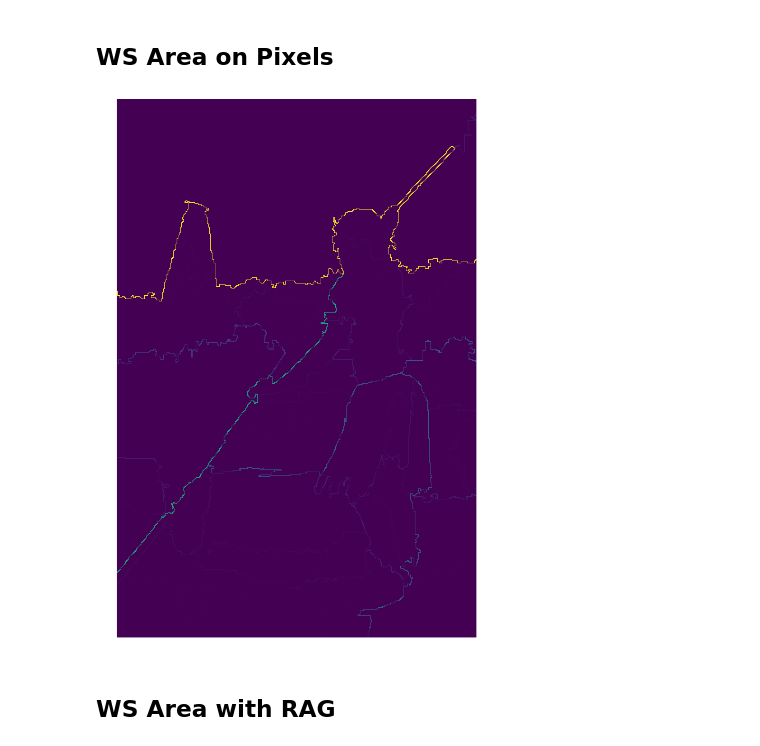
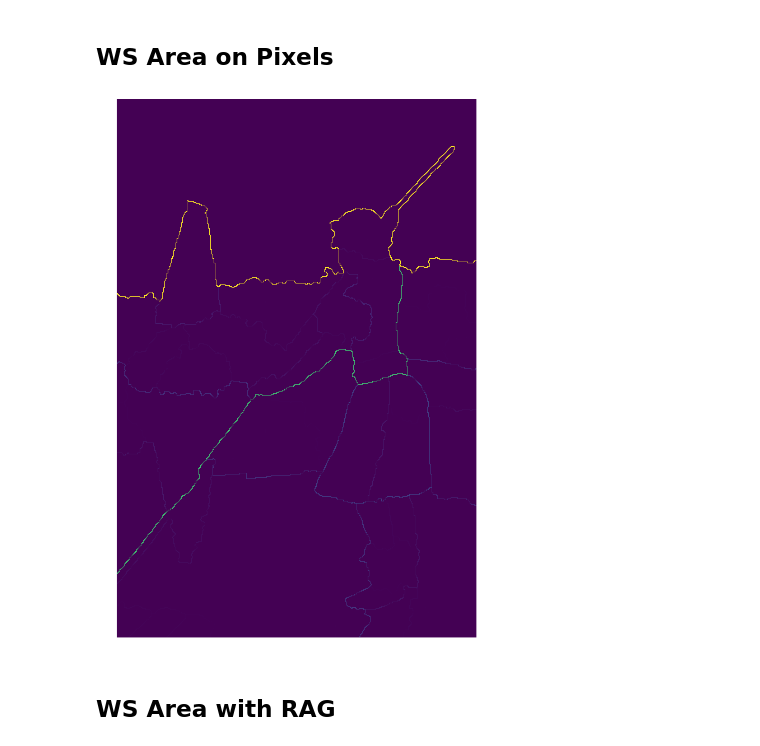
Before and after one commit to higra/Higra, a Jupyter notebook: notebooks/Tests performance.ipynb, the cells around one changed output. Saved outputs shown, nothing was run; the diff lists cells and outputs as text; code cells hidden in the pictures.

```diff
--- a/notebooks/Tests performance.ipynb
+++ b/notebooks/Tests performance.ipynb
@@ -51,9 +51,9 @@ def ws_area(graph, edge_weights):
 %lprun -f ws_area ws_area(graph, edge_weights)
 # %%
 sm_1 = ws_area(graph, edge_weights)
-imshow(hg.contour2khalimsky(graph, edge_weights=sm_1))
+imshow(hg.graph_4_adjacency_2_khalimsky(graph, edge_weights=sm_1))
 # %% [output]
-[figure, old version]
+[figure, new version]
 # %% [markdown]
 ## WS Area with RAG
 # %%
```
Also changed, not shown: parts of 3 cells of this notebook, 2 other files.
